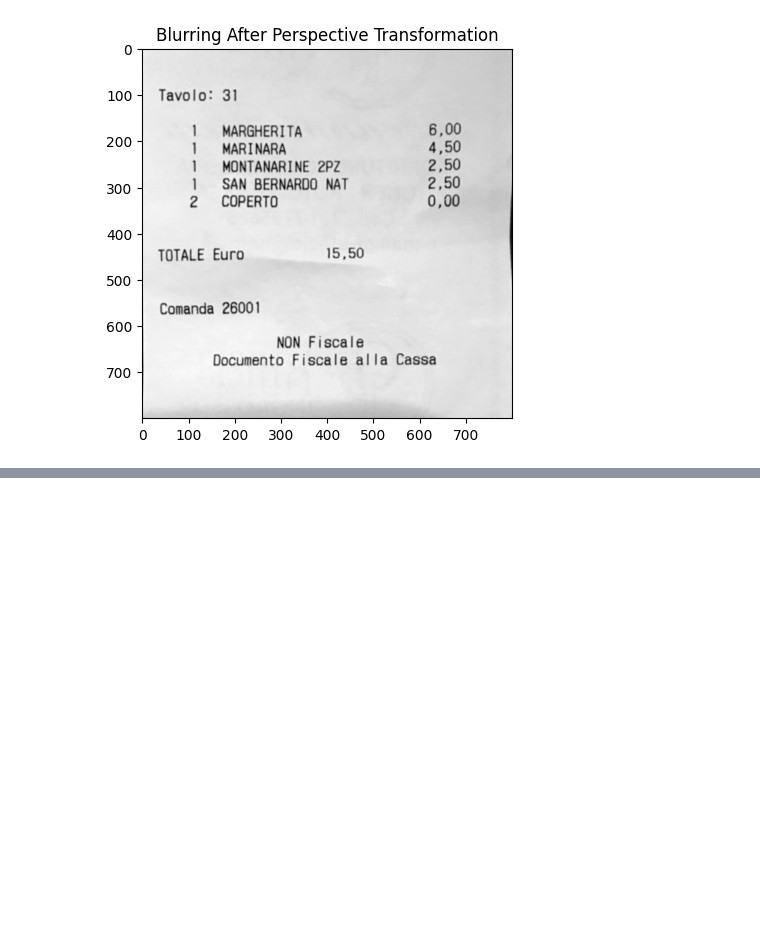
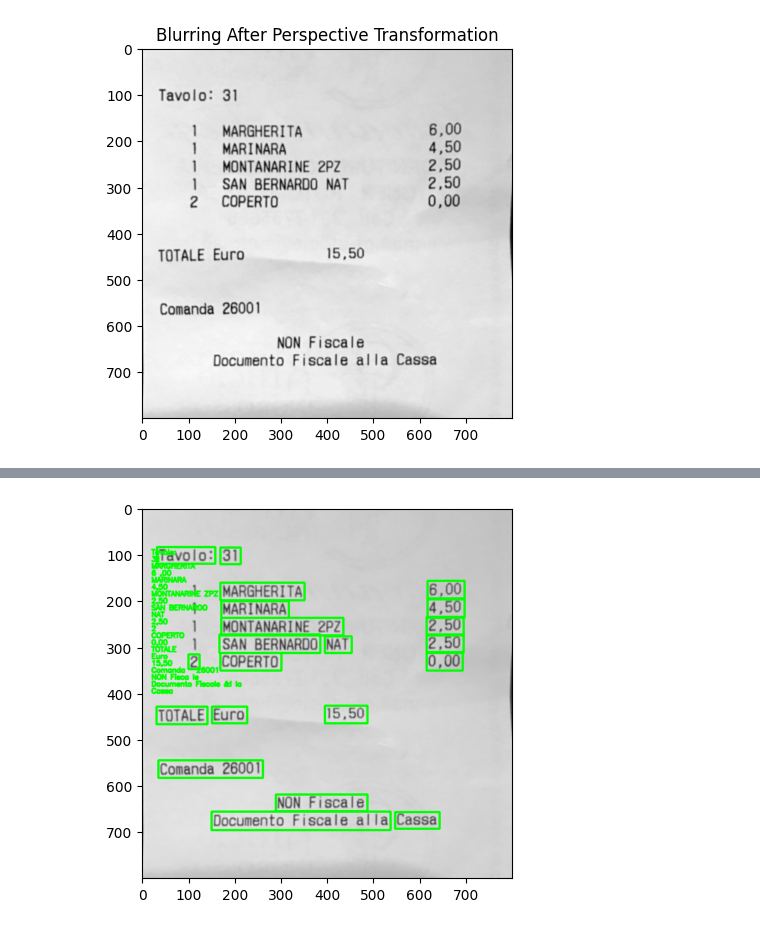
Before and after one commit to DhushanthanK/Scanning-Documents-with-Perspective-Transformation, a Jupyter notebook: Building_Document_Scanner_Using_OpenCV.ipynb, the cells around one changed output, grey strips where cells are left out. Saved outputs shown, nothing was run; the diff lists cells and outputs as text; code cells hidden in the pictures; blank space fills up the shorter version.

```diff
--- a/Building_Document_Scanner_Using_OpenCV.ipynb
+++ b/Building_Document_Scanner_Using_OpenCV.ipynb
@@ -147,0 +221,18 @@ else:
+# %%
+# List to store the detected text
+detected_texts = []
+img = cv2.imread(IMAGE_PATH)
+spacer = 100
+for detection in result:
+    top_left = tuple(detection[0][0])
+    bottom_right = tuple(detection[0][2])
+    text = detection[1]
+    img = cv2.rectangle(img,top_left,bottom_right,(0,255,0),3)
+    img = cv2.putText(img,text,(20,spacer), font, 0.5,(0,255,0),2,cv2.LINE_AA)
+    spacer+=15
+    # Append the detected text to the list
+    detected_texts.append(text)
+plt.imshow(img)
+plt.show()
+# %% [output]
+[figure, added]
```
Also changed, not shown: parts of 12 cells of this notebook, 2 other files.
